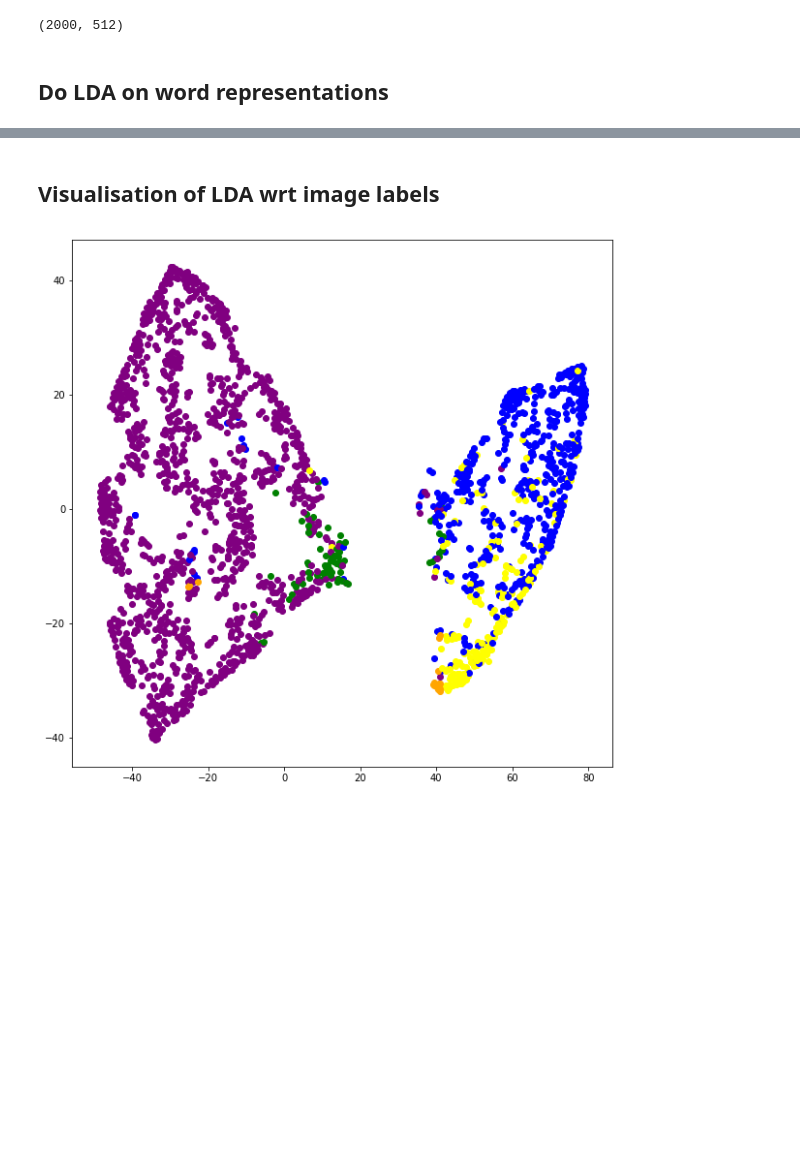
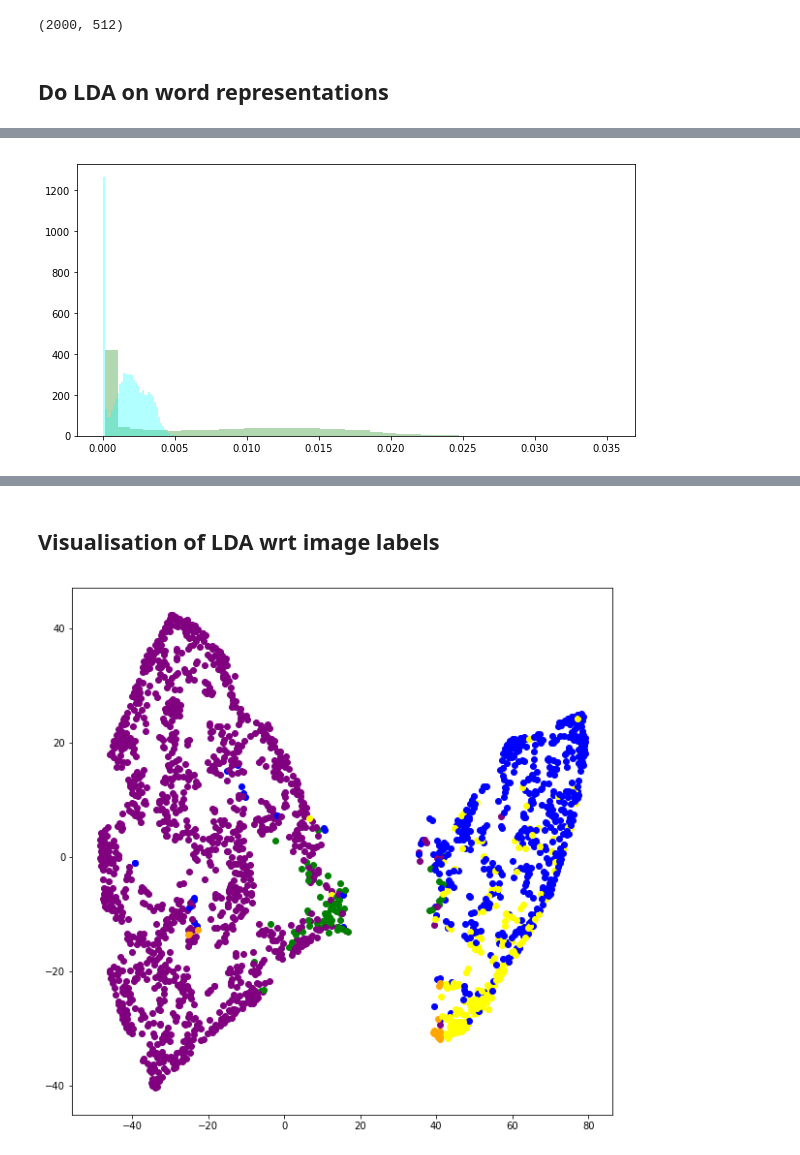
Before and after one commit to Sasha115/le49_project17, a Jupyter notebook: Process data.ipynb, the cells around one changed output, grey strips where cells are left out. Cells and saved outputs as stored; diff of their text form; code cells hidden in the pictures; blank space fills up the shorter version.

```diff
--- a/Process data.ipynb
+++ b/Process data.ipynb
@@ -247 +252,7 @@ labels_b5_max_c_p40_10 = np.load("labels_b5_max_c_p40_10.npy")
+# %%
+std_lda_b5_av_c_10 = np.load("./final_data/std_lda_b5_av_c_10.npy")
+std_lda_b2_av_c_10 = np.load("./final_data/std_lda_b2_av_c_10.npy")
+std_lda_b5_max_c_10 = np.load("./final_data/std_lda_b5_max_c_10.npy")
+std_lda_b5_av_c_5 = np.load("./final_data/std_lda_b5_av_c_5.npy")
+std_lda_b5_av_c_40 = np.load("./final_data/std_lda_b5_av_c_40.npy")
 # %%
@@ -264,0 +278,10 @@ adjusted_rand_score(np.argmax(model1,axis=1),np.argmax(model2,axis=1))
+# %%
+plt.figure(figsize=(10, 5))
+plt.hist(std_lda_b5_av_c_10,bins=40,alpha = 0.3,normed=True,color ='green')
+#plt.hist(std_lda_b5_max_c_10,bins=10,alpha = 0.3,normed=True,color ='blue')
+#plt.hist(std_lda_b5_av_c_5,bins=10,alpha = 0.3,normed=True,color ='red')
+#plt.hist(std_lda_b5_av_c_40,bins=10,alpha = 0.3,normed=True,color ='orange')
+plt.hist(std_lda_b2_av_c_10,bins=40,alpha = 0.3,normed=True,color ='cyan')
+plt.show()
+# %% [output]
+[figure, added]
```
Also changed, not shown: parts of 10 cells of this notebook, 1 other file.
